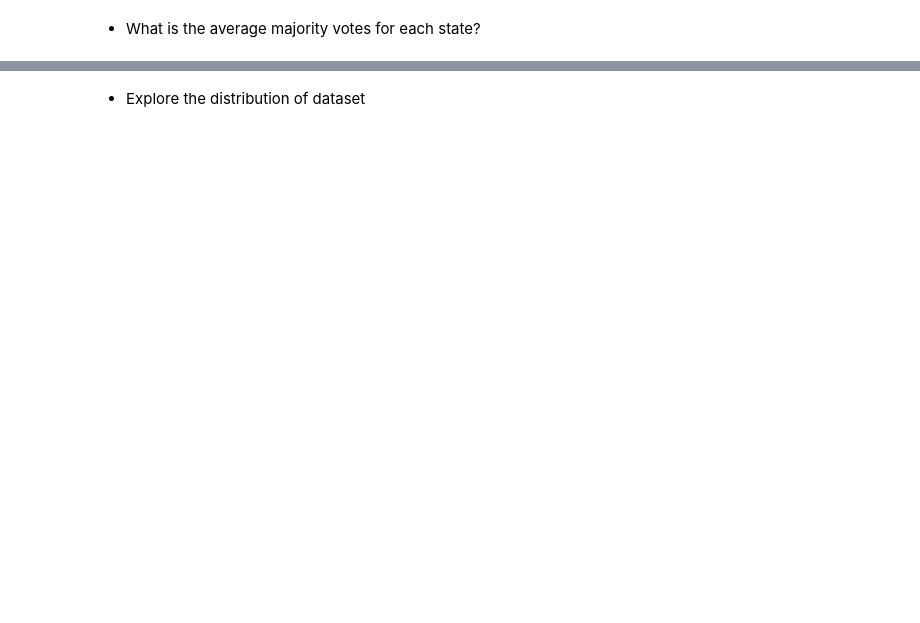
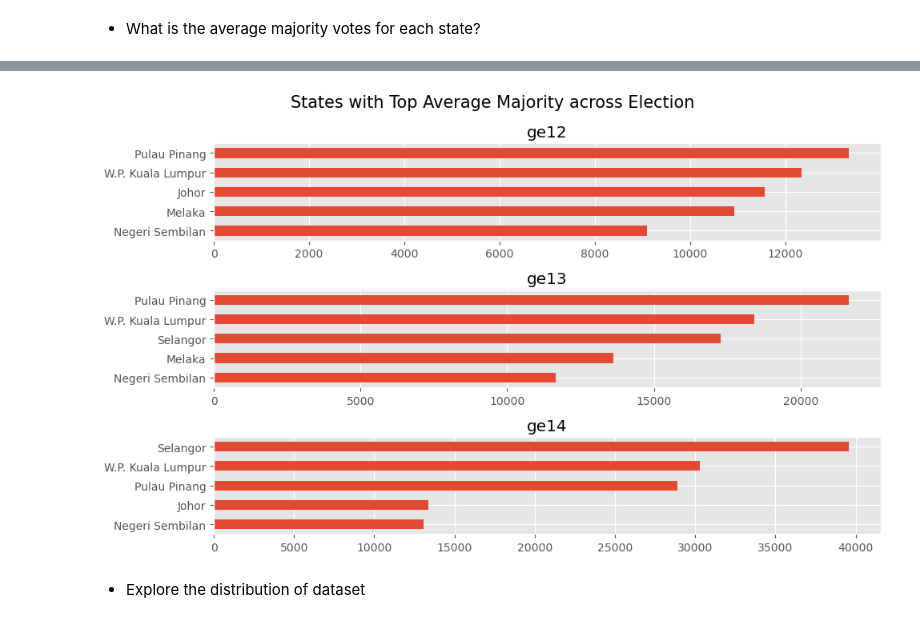
Before and after one commit to ChuSeng99/ge-malaysia, a Jupyter notebook: ge_analysis.ipynb, the cells around one changed output, grey strips where cells are left out. Cells and saved outputs as stored; diff of their text form; code cells hidden in the pictures; blank space fills up the shorter version.

```diff
--- a/ge_analysis.ipynb
+++ b/ge_analysis.ipynb
@@ -145,3 +151,33 @@ plt.show()
+# %%
+df_majority = (
+    df.groupby(['state', 'election_term'])['majority']
+    .mean()
+    .reset_index(name='avg_majority')
+    .sort_values(by=['election_term', 'avg_majority'], ascending=[True, False])
+)
+
+election_terms = df_majority['election_term'].unique().tolist()
+# %%
+fig, ax = plt.subplots(len(election_terms), 1)
+
+for i, election_term in enumerate(election_terms):
+    df_plot = df_majority[df_majority['election_term'] == election_term].head(5)
+    df_plot.plot(
+        kind='barh',
+        x='state',
+        y='avg_majority',
+        ax=ax[i],
+        title=election_term
+    )
+    ax[i].invert_yaxis()
+    ax[i].set_ylabel('')
+    ax[i].legend().set_visible(False)
+
+fig.suptitle('States with Top Average Majority across Election', fontsize=15)
+fig.tight_layout()
+plt.show()
+# %% [output]
+[figure, added]
 # %% [markdown]
 - Explore the distribution of dataset
 # %%
```
Also changed, not shown: parts of 39 cells of this notebook.
